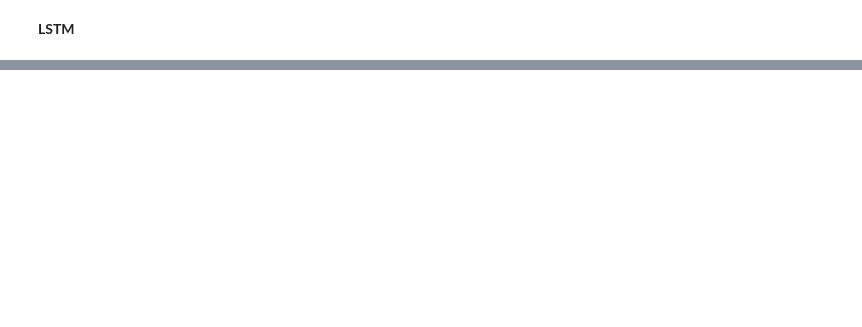
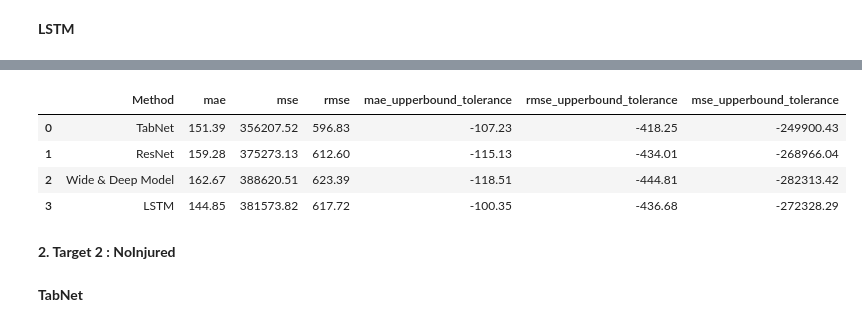
Before and after one commit to KanjiroReal/Vietnam-Storm-Damage-analysis, a Jupyter notebook: DL.ipynb, the cells around one changed output, grey strips where cells are left out. Drawn from its saved outputs; the diff is of its cells as text; code cells hidden in the pictures; blank space fills up the shorter version.

```diff
--- a/DL.ipynb
+++ b/DL.ipynb
@@ -395,13 +290,0 @@ print(results_5)
-# %%
-LINEAR_TARGETS = ["TotalDeaths", "NoInjured", "TotalDamageAdjusted(000US$)"]
-ATTRIBUTES = ['Year', 'Month', 'MainLandfallLocation', 'OFDAResponse', 'Appeal', 'Declaration', 'LandfallMagnitude(kph)', 'LandfallPressure(mb)']
-
-X = df[ATTRIBUTES]
-y = df[LINEAR_TARGETS[2]]
-
-X_train, X_test, y_train, y_test = train_test_split(X, y, test_size=0.2, random_state=42)
-
-# standardize
-scaler = StandardScaler()
-X_train_scaled = scaler.fit_transform(X_train)
-X_test_scaled = scaler.transform(X_test)
@@ -447,0 +321,5 @@ print(results_6)
+# %%
+eval_values = evaluate(model, X_test_lstm, y_test_lstm, threshold=0.3, mode="regression")
+evaluate_dict["LSTM"] = eval_values
+
+eval_values
@@ -447,0 +334,34 @@ print(results_6)
+# %%
+# compare metrics value
+def highlight_max(s):
+    is_max = s == s.max()
+    return ['color: red' if v else '' for v in is_max]
+
+def highlight_min(s):
+    is_min = s == s.min()
+    return ['color: red' if v else '' for v in is_min]
+
+def highlight_row(row, selected_method):
+    return ['background-color: black;' if row['Method'] in selected_method else ''
+            for _ in row]
+
+selected_method = [model.__class__.__name__]
+eval_value_df = pd.DataFrame(evaluate_dict).T.reset_index().rename(columns={"index":"Method"})
+
+eval_value_df = (
+    eval_value_df.style
+    .apply(highlight_max, subset=["mae_upperbound_tolerance", "rmse_upperbound_tolerance", "mse_upperbound_tolerance"])
+    .apply(highlight_min, subset=["mae", "mse", "rmse"])
+    .apply(lambda row: highlight_row(row, selected_method), axis=1 )
+    .format(precision=2)
+)
+
+eval_value_df
+# %% [output]
+|  | Method | mae | mse | rmse | mae_upperbound_tolerance | rmse_upperbound_tolerance | mse_upperbound_tolerance |
+| 0 | TabNet | 151.39 | 356207.52 | 596.83 | -107.23 | -418.25 | -249900.43 |
+| 1 | ResNet | 159.28 | 375273.13 | 612.60 | -115.13 | -434.01 | -268966.04 |
+| 2 | Wide & Deep Model | 162.67 | 388620.51 | 623.39 | -118.51 | -444.81 | -282313.42 |
+| 3 | LSTM | 144.85 | 381573.82 | 617.72 | -100.35 | -436.68 | -272328.29 |
+# %% [markdown]
+**2. Target 2 : NoInjured**
@@ -447,0 +382,2 @@ print(results_6)
+# %% [markdown]
+**TabNet**
```
Also changed, not shown: parts of 66 cells of this notebook.
